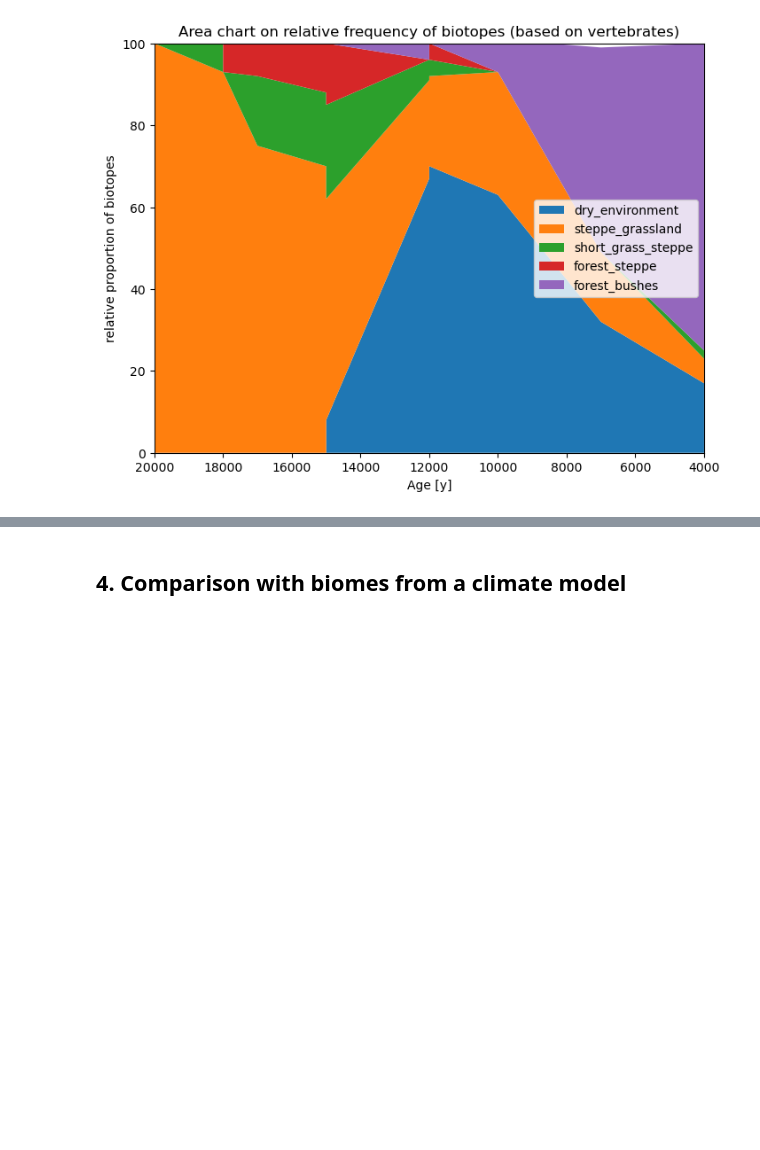
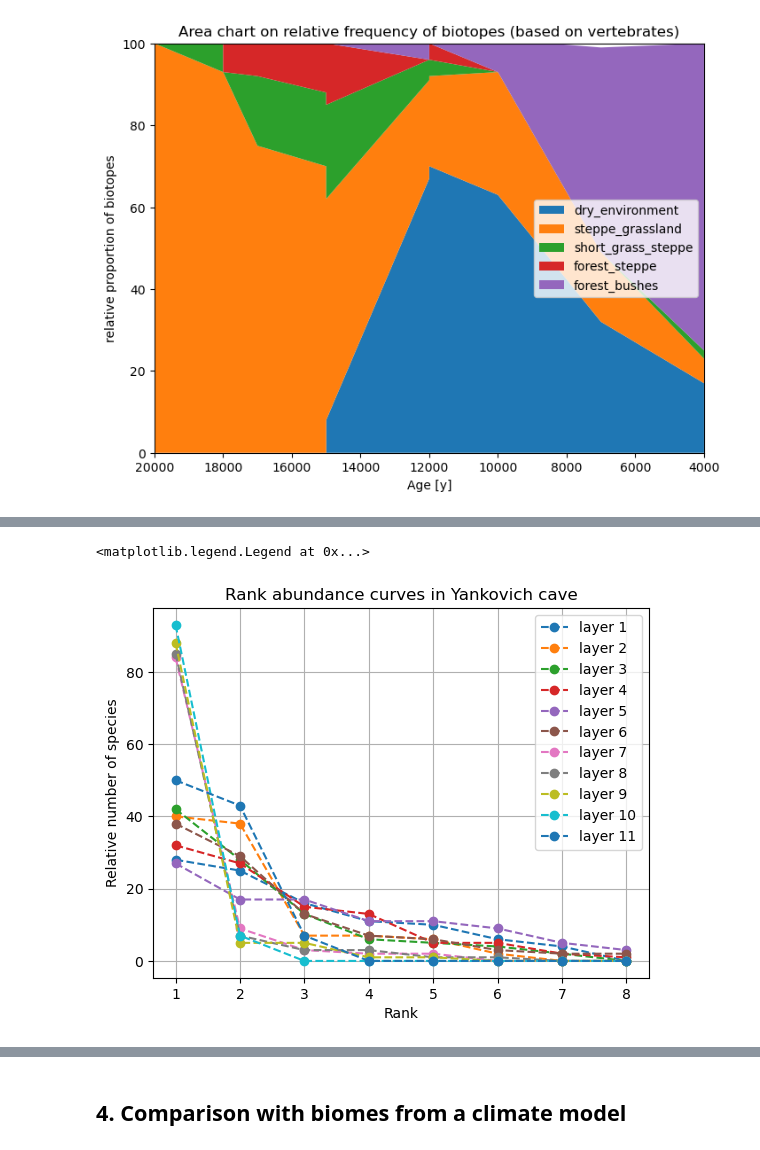
Before and after one commit to EmiliaJarochowska/Yankovich_cave, a Jupyter notebook: solutions/Python_solution.ipynb, the cells around one changed output, grey strips where cells are left out. Cells and saved outputs as stored; diff of their text form; code cells hidden in the pictures; blank space fills up the shorter version.

```diff
--- a/solutions/Python_solution.ipynb
+++ b/solutions/Python_solution.ipynb
@@ -218,0 +283,14 @@ plt.legend(biotopes_vert[2:],loc = 'center right')
+# %%
+rank = np.arange(1,len(data[0,2:])+1,1)
+for i in range(len(layer)):
+    data_sort = np.sort(data[i,2:])[::-1]
+    plt.plot(rank,data_sort,'o--',label = 'layer {}'.format(i+1))
+
+plt.xlabel('Rank')
+plt.ylabel('Relative number of species')
+plt.title('Rank abundance curves in Yankovich cave')
+plt.grid()
+plt.legend()
+# %% [output]
+<matplotlib.legend.Legend at 0x...>
+[figure, added]
```
Also changed, not shown: parts of 47 cells of this notebook, 13 other files.
